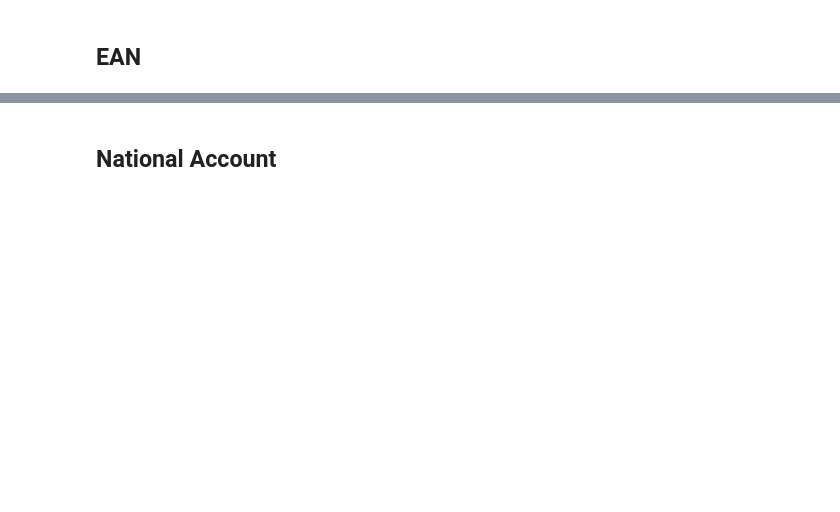
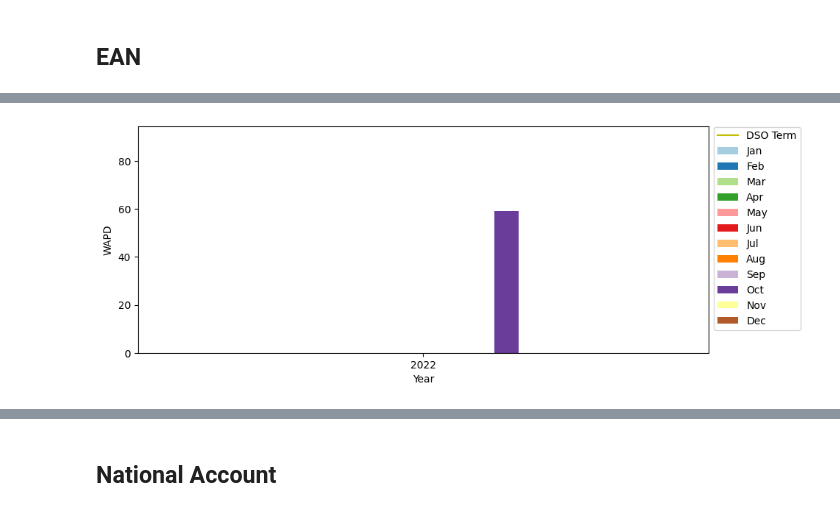
Before and after one commit to cah-madison-johnson/treasure_chest, a Jupyter notebook: WADTP/WADTP.ipynb, the cells around one changed output, grey strips where cells are left out. Saved outputs shown, nothing was run; the diff lists cells and outputs as text; code cells hidden in the pictures; blank space fills up the shorter version.

Commit message:
working on terms

```diff
--- a/WADTP/WADTP.ipynb
+++ b/WADTP/WADTP.ipynb
@@ -326,0 +360,9 @@ _ = ax.legend(bbox_to_anchor=(1, 1.02), loc='upper left')
+# %%
+four=search_EAN(s[0])
+thirty=search_EAN(s[1])
+sixty=search_EAN(s[2])
+ninty=search_EAN(s[3])
+
+# for term in s:
+#     # print(term.type())
+#     search_EAN(s)
@@ -326,0 +374,10 @@ _ = ax.legend(bbox_to_anchor=(1, 1.02), loc='upper left')
+# %%
+four['month'] = four['PAYMENT_DATE'].dt.strftime('%b')
+thirty['month'] = thirty['PAYMENT_DATE'].dt.strftime('%b')
+sixty['month'] = sixty['PAYMENT_DATE'].dt.strftime('%b')
+ninty['month'] = ninty['PAYMENT_DATE'].dt.strftime('%b')
+# %%
+year_order = ['Jan','Feb','Mar','Apr','May','Jun','Jul','Aug','Sep','Oct','Nov','Dec']
+dfp_4 = pd.pivot_table(data=four, index=[four.PAYMENT_DATE.dt.year], columns='month', values='WAPD')
+dfp_4 = dfp_4.reindex(year_order, axis=1)
+dfp_4
@@ -326,0 +399,5 @@ _ = ax.legend(bbox_to_anchor=(1, 1.02), loc='upper left')
+# %%
+# year_order = ['Jan','Feb','Mar','Apr','May','Jun','Jul','Aug','Sep','Oct','Nov','Dec']
+dfp_60 = pd.pivot_table(data=sixty, index=[sixty.PAYMENT_DATE.dt.year], columns='month', values='WAPD')
+dfp_60 = dfp_60.reindex(year_order, axis=1)
+dfp_60
@@ -326,0 +427,6 @@ _ = ax.legend(bbox_to_anchor=(1, 1.02), loc='upper left')
+# %%
+ax60 = dfp_60.plot(kind='bar', figsize=(10, 4), ylabel='WAPD', xlabel='Year', rot=0,colormap='Paired')
+ax60.plot(sixty.CC_DAYS_TO_ADD, c = "y", label = "DSO Term")
+_ = ax60.legend(bbox_to_anchor=(1, 1.02), loc='upper left')
+# %% [output]
+[figure, added]
```
Also changed, not shown: parts of 35 cells of this notebook.
